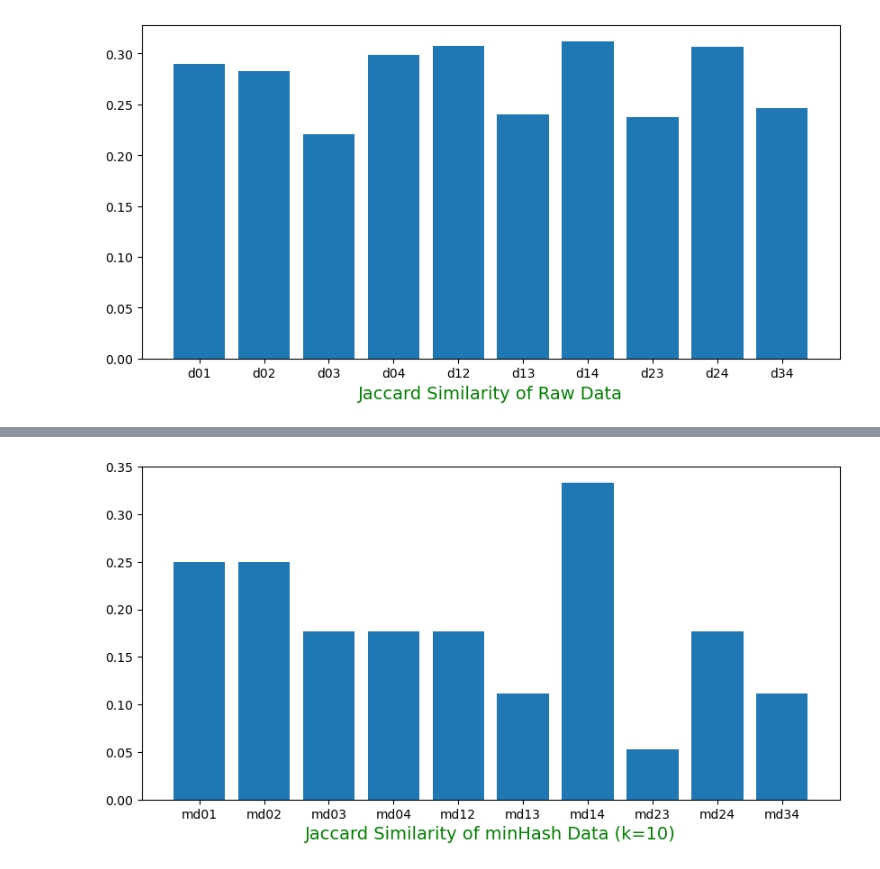
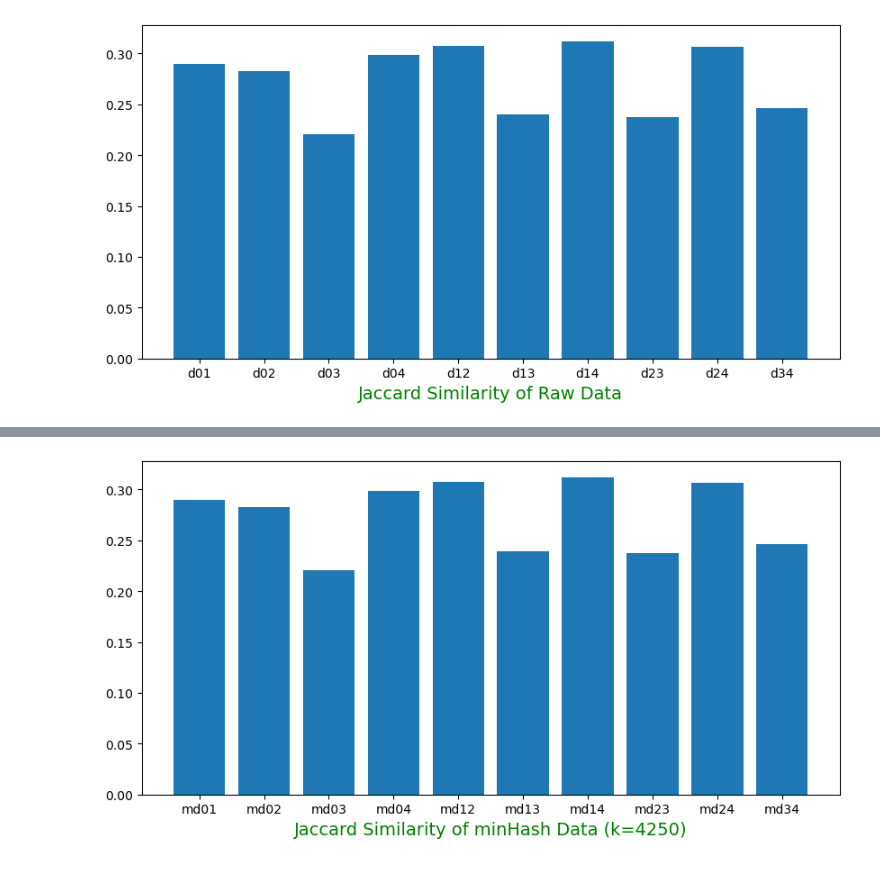
Before and after one commit to seamuschang31/mp_sketching, a Jupyter notebook: sketching.ipynb, the cells around one changed output, grey strips where cells are left out. Cells and saved outputs as stored; diff of their text form; code cells hidden in the pictures.

```diff
--- a/sketching.ipynb
+++ b/sketching.ipynb
@@ -324,31 +352,30 @@ df.to_latex('rawData.tex', index=False)
 # %%
-# minHash Sketches k = 10
-k = 10
+k = 4250
 mh0 = minHash(dataset0, k)
 mh1 = minHash(dataset1, k)
 mh2 = minHash(dataset2, k)
 mh3 = minHash(dataset3, k)
 mh4 = minHash(dataset4, k)
 
 md01 = jaccard(mh0, mh1)
 md02 = jaccard(mh0, mh2)
 md03 = jaccard(mh0, mh3)
 md04 = jaccard(mh0, mh4)
 md12 = jaccard(mh1, mh2)
 md13 = jaccard(mh1, mh3)
 md14 = jaccard(mh1, mh4)
 md23 = jaccard(mh2, mh3)
 md24 = jaccard(mh2, mh4)
 md34 = jaccard(mh3, mh4)
 
 height = [md01, md02, md03, md04, md12, md13, md14, md23, md24, md34]
 bars = ('md01', 'md02', 'md03', 'md04', 'md12', 'md13', 'md14', 'md23', 'md24', 'md34')
 y_pos = np.arange(len(bars))
 
 plt.figure().set_figwidth(10)
 plt.bar(y_pos, height)
 plt.xticks(y_pos, bars)
-plt.xlabel('Jaccard Similarity of minHash Data (k=10)', color='green', fontsize='14', horizontalalignment='center')
+plt.xlabel('Jaccard Similarity of minHash Data (k=4250)', color='green', fontsize='14', horizontalalignment='center')
 plt.show()
 # %% [output]
-[figure, old version]
+[figure, new version]
```
Also changed, not shown: parts of 27 cells of this notebook, 8 other files.
